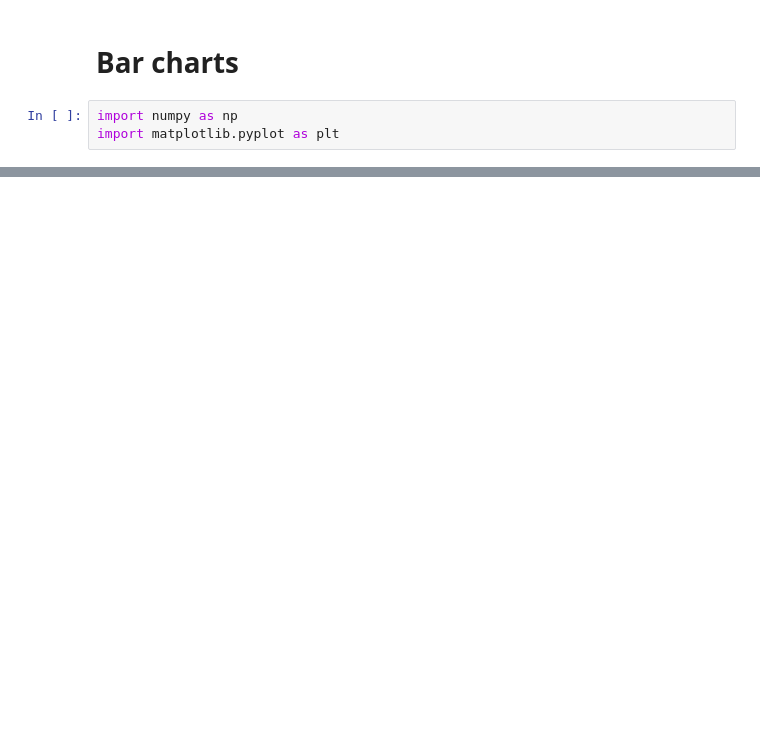
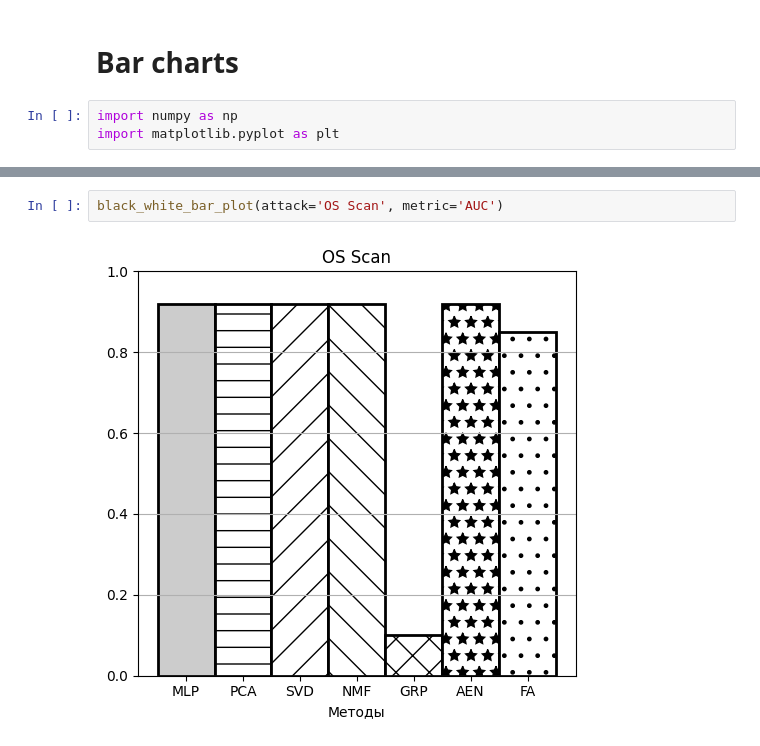
Before and after one commit to av-troshin77/computer_network_anomaly, a Jupyter notebook: Bar_charts.ipynb, the cells around one changed output, grey strips where cells are left out. Drawn from its saved outputs; the diff is of its cells as text; blank space fills up the shorter version.

```diff
--- a/Bar_charts.ipynb
+++ b/Bar_charts.ipynb
@@ -77,0 +112,4 @@ black_white_bar_plot(3)
+# %%
+black_white_bar_plot(attack='OS Scan', metric='AUC')
+# %% [output]
+[figure, added]
```
Also changed, not shown: parts of 13 cells of this notebook, 6 other files.
